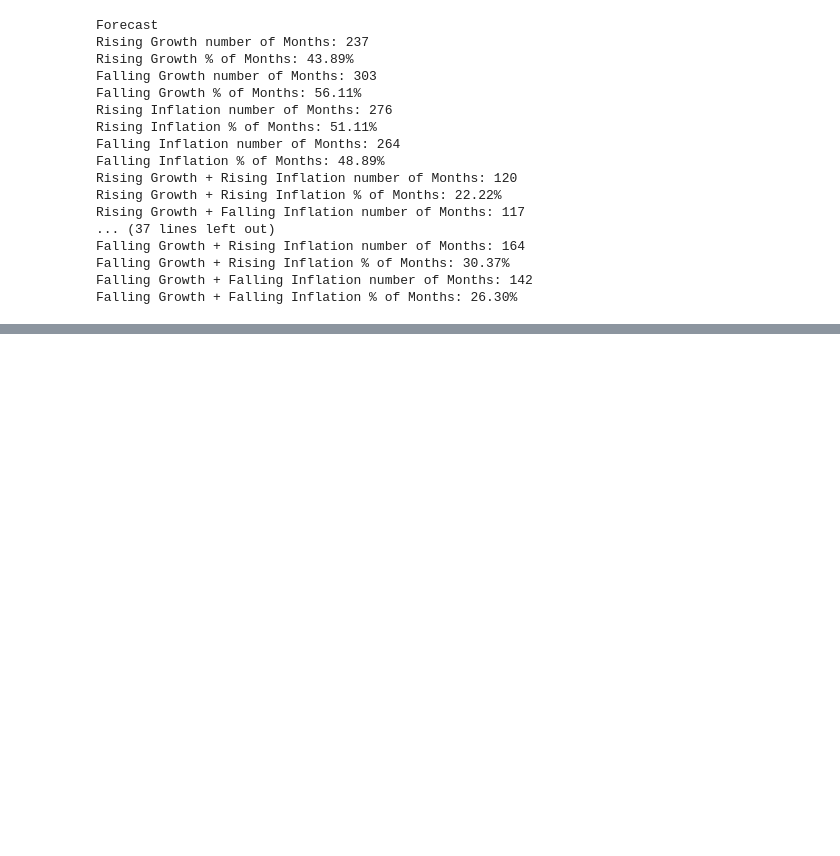
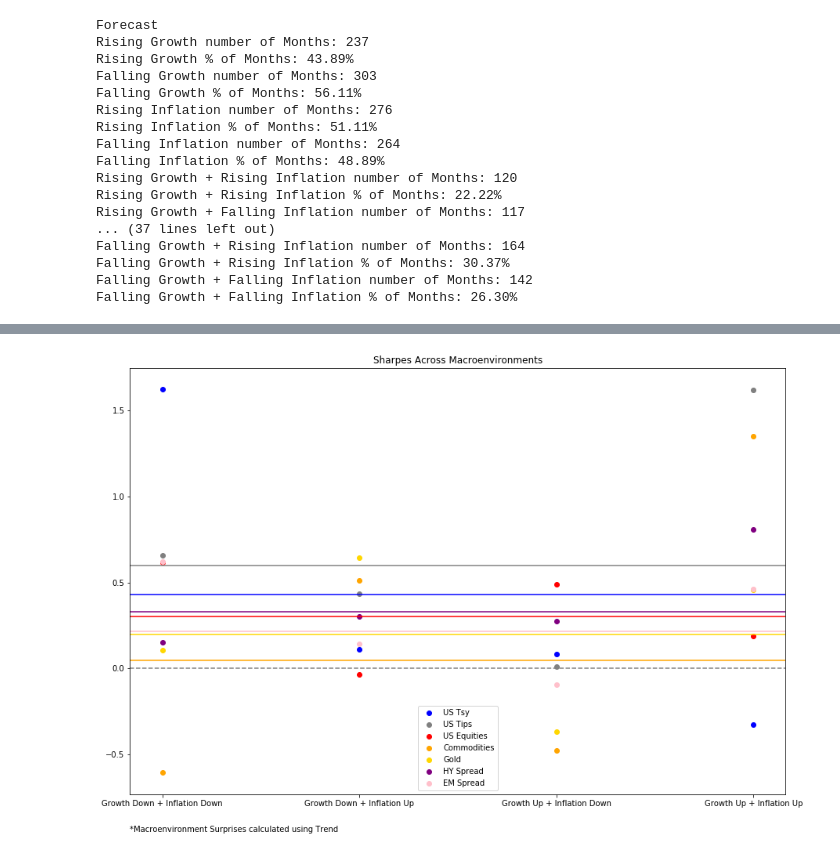
Before and after one commit to JordanPlatts/Research, a Jupyter notebook: Asset_Class_Relationships_with_Growth_Inflation/Asset Class Relationships with Growth and Inflation.ipynb, the cells around one changed output, grey strips where cells are left out. Saved outputs shown, nothing was run; the diff lists cells and outputs as text; code cells hidden in the pictures; blank space fills up the shorter version.

```diff
--- a/Asset_Class_Relationships_with_Growth_Inflation/Asset Class Relationships with Growth and Inflation.ipynb
+++ b/Asset_Class_Relationships_with_Growth_Inflation/Asset Class Relationships with Growth and Inflation.ipynb
@@ -379,0 +442,8 @@ Sharpes using a combination of Forecasts and Trend to determine economic surpris
+# %%
+plot_sharpes_across_macroenvironments(
+    sdf_combined,
+    macro_environments[5:9],
+    "Trend"
+)
+# %% [output]
+[figure, added]
```
Also changed, not shown: parts of 9 cells of this notebook.
